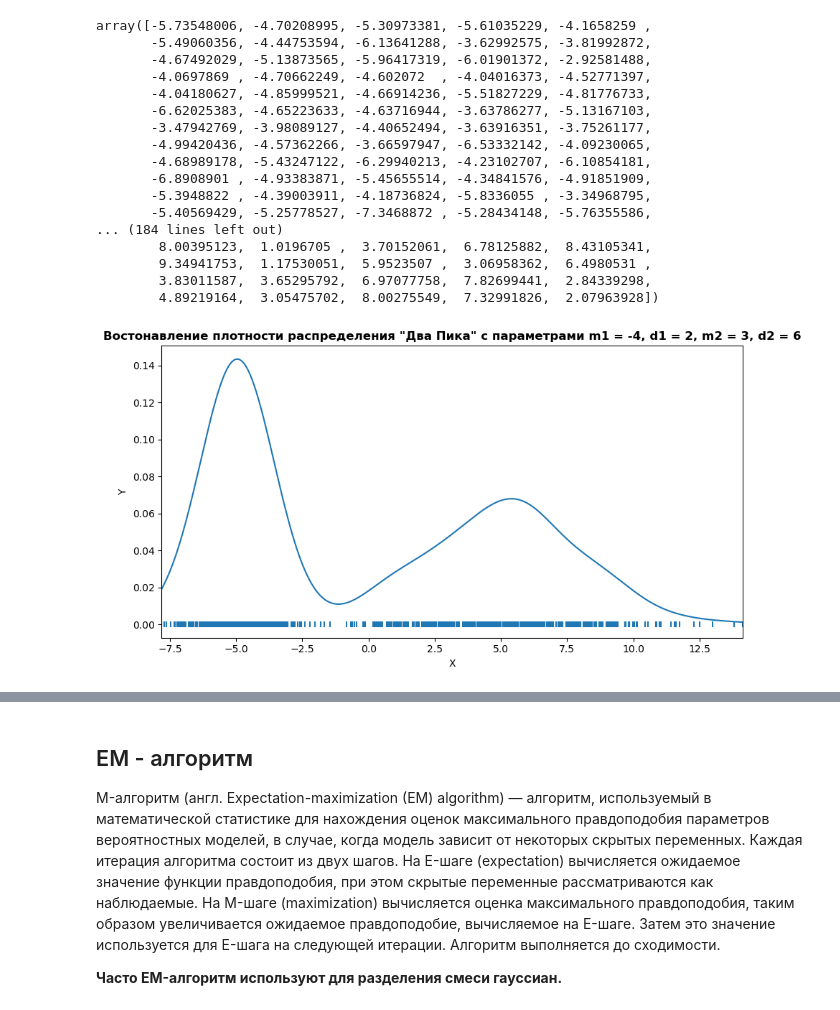
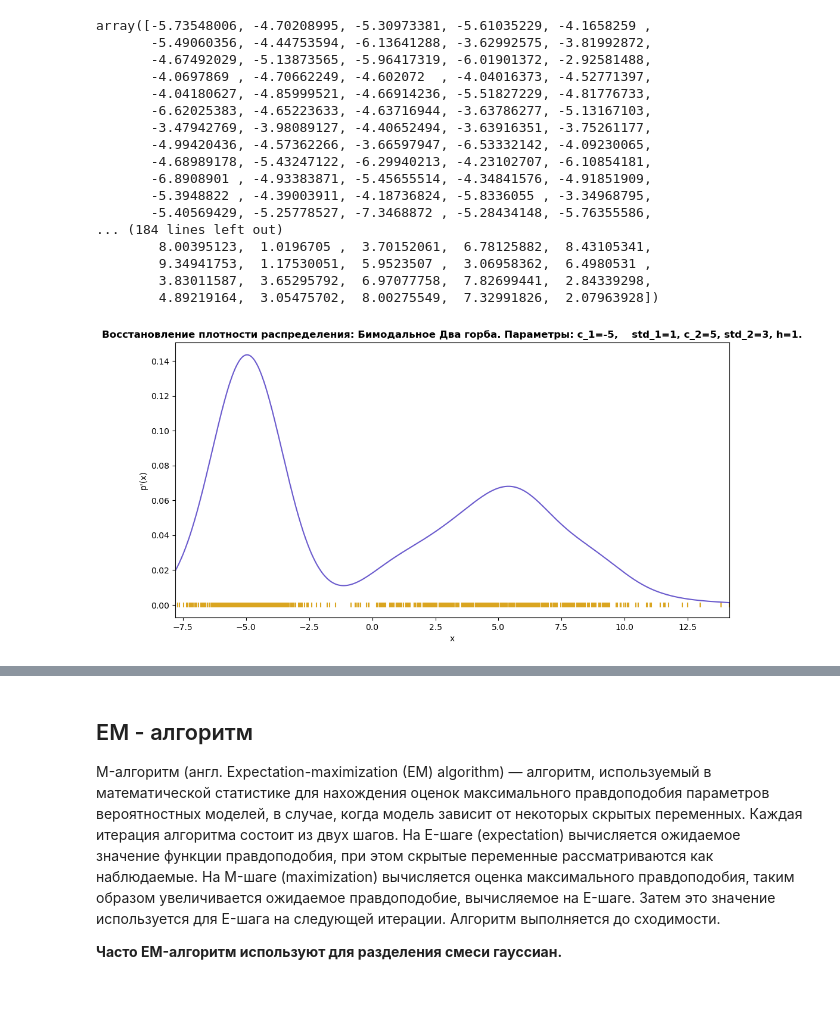
Before and after one commit to natalia-sd/AI-andstuff, a Jupyter notebook: lab_5/lab_5.ipynb, the cells around one changed output, grey strips where cells are left out. Drawn from its saved outputs; the diff is of its cells as text; code cells hidden in the pictures.

```diff
--- a/lab_5/lab_5.ipynb
+++ b/lab_5/lab_5.ipynb
@@ -406,25 +392,3 @@ def ParzRos_score2(x: float, h: float, data: np.array, kernel: Mapping) -> float
     Значение найденное методом Парзена-Розенблатта для группы точек (float).
     """
     return sum([kernel((x - point) / h) for point in data]) / (len(data) * h)
-# %%
-
-tp_min = min(bi_data2)
-tp_max = max(bi_data2)
-x = np.linspace(tp_min, tp_max, 1000)
-points = np.zeros((1000))
-# Создадим график
-fig, ax = plt.subplots(figsize=(9,5))
-ax.plot(x, ParzRos_score2(x, 1, bi_data2, gauss_kernel))
-ax.scatter(bi_data2, points, marker = "|")
-
-# Оформление
-ax.set_xlim((tp_min, tp_max))
-ax.set_title('Востонавление плотности распределения "Два Пика" с параметрами m1 = -4, d1 = 2, m2 = 3, d2 = 6', fontweight='bold')
-ax.set_xlabel('X')
-ax.set_ylabel('Y')
-plt.tight_layout()
-
-# Показ
-plt.show()
-# %% [output]
-[figure, removed]
@@ -437,0 +395,19 @@ def LOO(data, h):
+# %%
+def plot_2D(data: list, title: str, c1: float, std1: float, c2, std2,
+            h: float = 0.3, size: int = 1000, color: list = ['slateblue', 'goldenrod']):
+    x = np.linspace(min(data), max(data), size)
+    points = np.zeros((1000))
+    fig, ax = plt.subplots(figsize=(12, 6))
+    ax.plot(x, ParzRos_score2(x, h, data, gauss_kernel), color=color[0])
+    ax.scatter(data, points, marker = "|", color=color[1])
+
+    ax.set_xlim((min(data), max(data)))
+    ax.set_title("Восстановление плотности распределения: " + title + f". Параметры: c_1={c1},\
+    std_1={std1}, c_2={c2}, std_2={std2}, h={h}.", fontweight='bold')
+    ax.set_xlabel('x')
+    ax.set_ylabel("p'(x)")
+    plt.show()
+# %%
+plot_2D(bi_data2, 'Бимодальное Два горба', -5, 1, 5, 3, 1)
+# %% [output]
+[figure, added]
```
Also changed, not shown: parts of 15 cells of this notebook.
